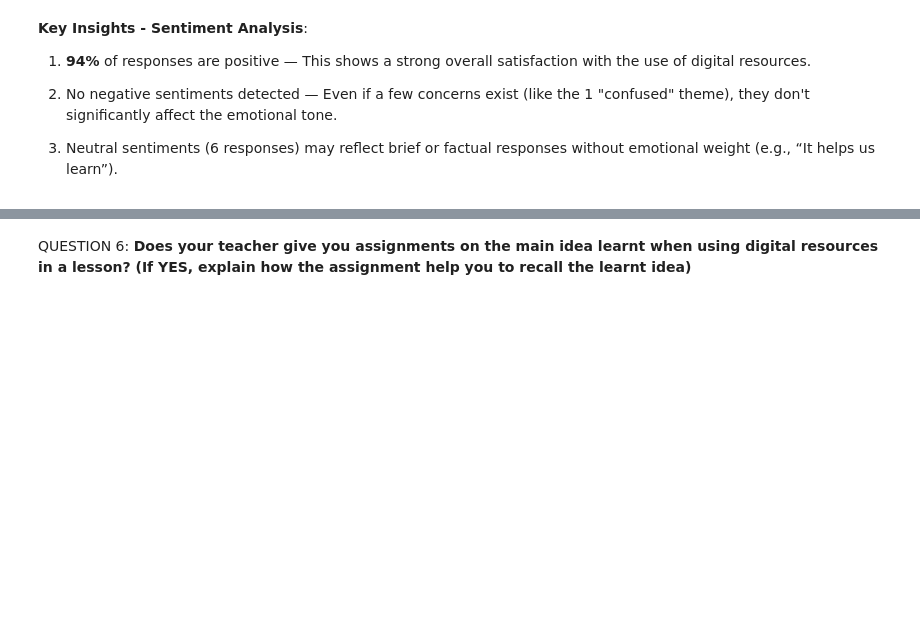
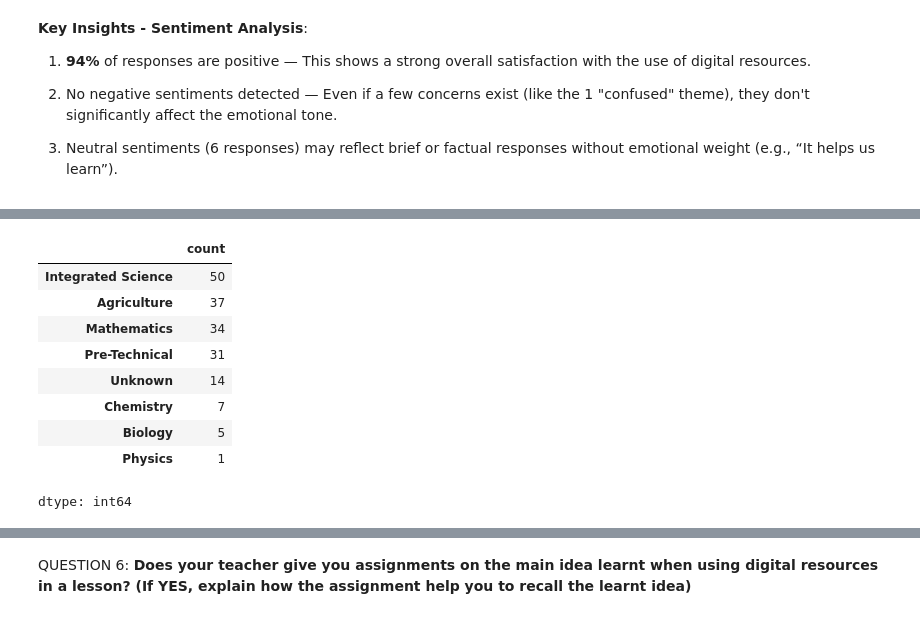
Before and after one commit to davidmasai/kenya-stem-digital-efficacy, a Jupyter notebook: Kenya_stem_digital_efficacy.ipynb, the cells around one changed output, grey strips where cells are left out. Saved outputs shown, nothing was run; the diff lists cells and outputs as text; code cells hidden in the pictures; blank space fills up the shorter version.

```diff
--- a/Kenya_stem_digital_efficacy.ipynb
+++ b/Kenya_stem_digital_efficacy.ipynb
@@ -2739,0 +2846,36 @@ dtype: object
+# %%
+# Step 3: 3. Subject-Level Insights
+# Parse lessons_taught_with_digital for subject patterns:
+subject_keywords = {
+    'Integrated Science': ['integrated science', 'living things', 'plants'],
+    'Mathematics': ['mathematics', 'math'],
+    'Agriculture': ['agriculture', 'farming'],
+    'Biology': ['biology'],
+    'Chemistry': ['chemistry', 'atom', 'molecules'],
+    'Physics': ['physics'],
+    'Pre-Technical': ['pre-technical', 'scratch', 'materials']
+}
+
+def match_subject(text):
+    matches = []
+    text = str(text).lower()
+    for subject, keywords in subject_keywords.items():
+        if any(kw in text for kw in keywords):
+            matches.append(subject)
+    return matches if matches else ['Unknown']
+
+df['Subjects'] = df['lessons_taught_with_digital'].apply(match_subject)
+#  count frequency
+from itertools import chain
+pd.Series(list(chain.from_iterable(df['Subjects']))).value_counts()
+# %% [output]
+|  | count |
+| Integrated Science | 50 |
+| Agriculture | 37 |
+| Mathematics | 34 |
+| Pre-Technical | 31 |
+| Unknown | 14 |
+| Chemistry | 7 |
+| Biology | 5 |
+| Physics | 1 |
+dtype: int64
```
Also changed, not shown: parts of 12 cells of this notebook.
